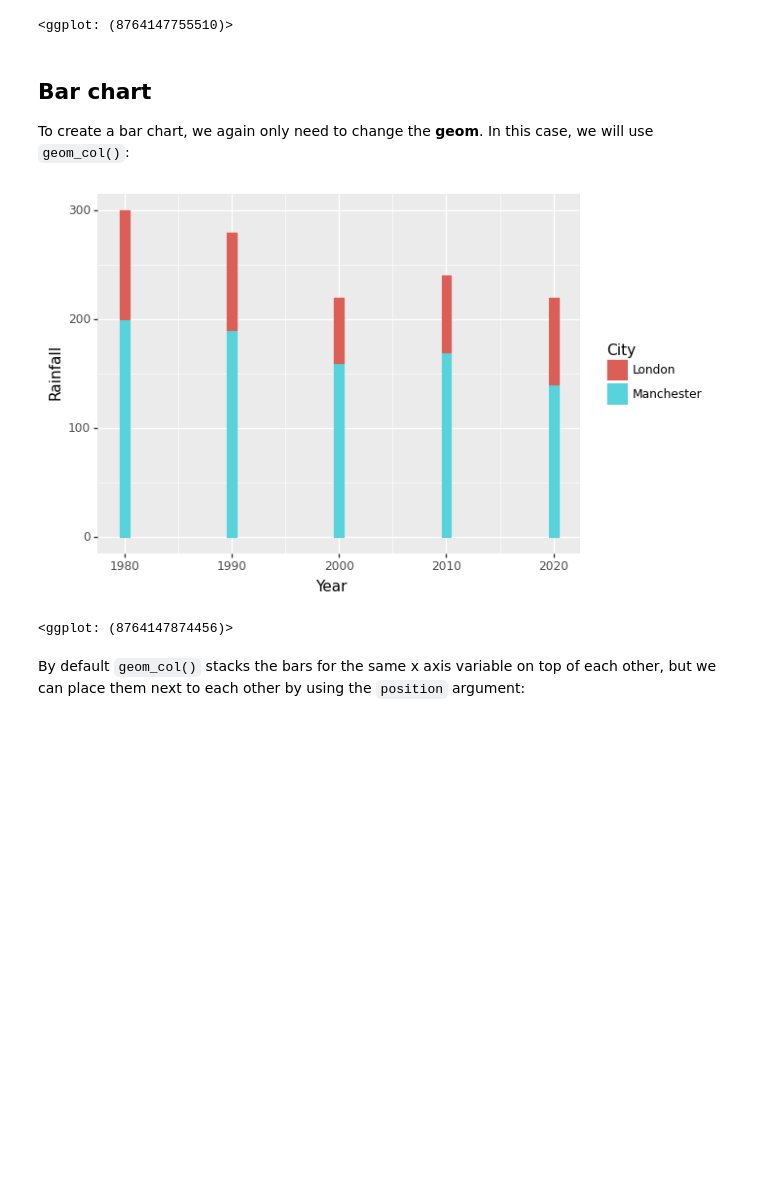
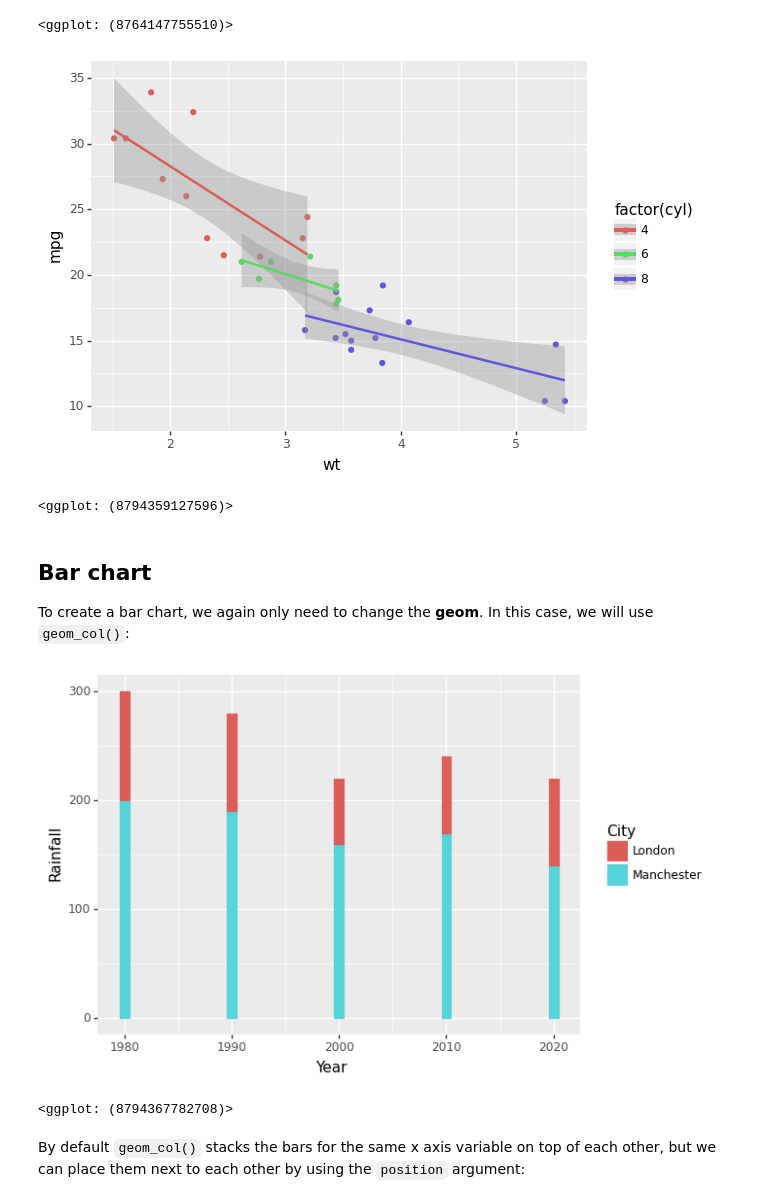
Before and after one commit to arash-darzian/data-science-for-biologists-AZ, a Jupyter notebook: notebooks/week2_lecture.ipynb, the cells around one changed output. Cells and saved outputs as stored; diff of their text form; code cells hidden in the pictures; blank space fills up the shorter version.

```diff
--- a/notebooks/week2_lecture.ipynb
+++ b/notebooks/week2_lecture.ipynb
@@ -83,19 +83,31 @@ p9.ggplot(example, p9.aes("Year", "Rainfall", colour="City"))
 # %% [output]
 [figure]
 <ggplot: (8764147755510)>
+# %%
+from plotnine.data import mtcars
+from plotnine import ggplot, aes, geom_point, geom_smooth, facet_wrap
+# coloful scatter plot
+( ggplot(mtcars, aes('wt', 'mpg', color='factor(cyl)'))
+    + geom_point()
+    + geom_smooth(method='lm')
+)
+# %% [output]
+[figure, added]
+<ggplot: (8794359127596)>
 # %% [markdown]
 ## Bar chart
 To create a bar chart, we again only need to change the **geom**. In this case, we will use `geom_col()`:
 # %%
+from plotnine import geom_col
 (
 # the ggplot call is exactly the same as the scatter plot
-p9.ggplot(example, p9.aes("Year", "Rainfall", fill="City", colour="City"))
+ggplot(example, aes("Year", "Rainfall", fill="City", colour="City"))
     # specify a bar chart
-    + p9.geom_col()
+    + geom_col()
 )
 # %% [output]
 [figure]
-<ggplot: (8764147874456)>
+<ggplot: (8794367782708)>
 # %% [markdown]
 By default `geom_col()` stacks the bars for the same x axis variable on top of each other, but we can place them next to each other by using the `position` argument:
 # %%
```
Also changed, not shown: parts of 20 cells of this notebook, 3 other files.
